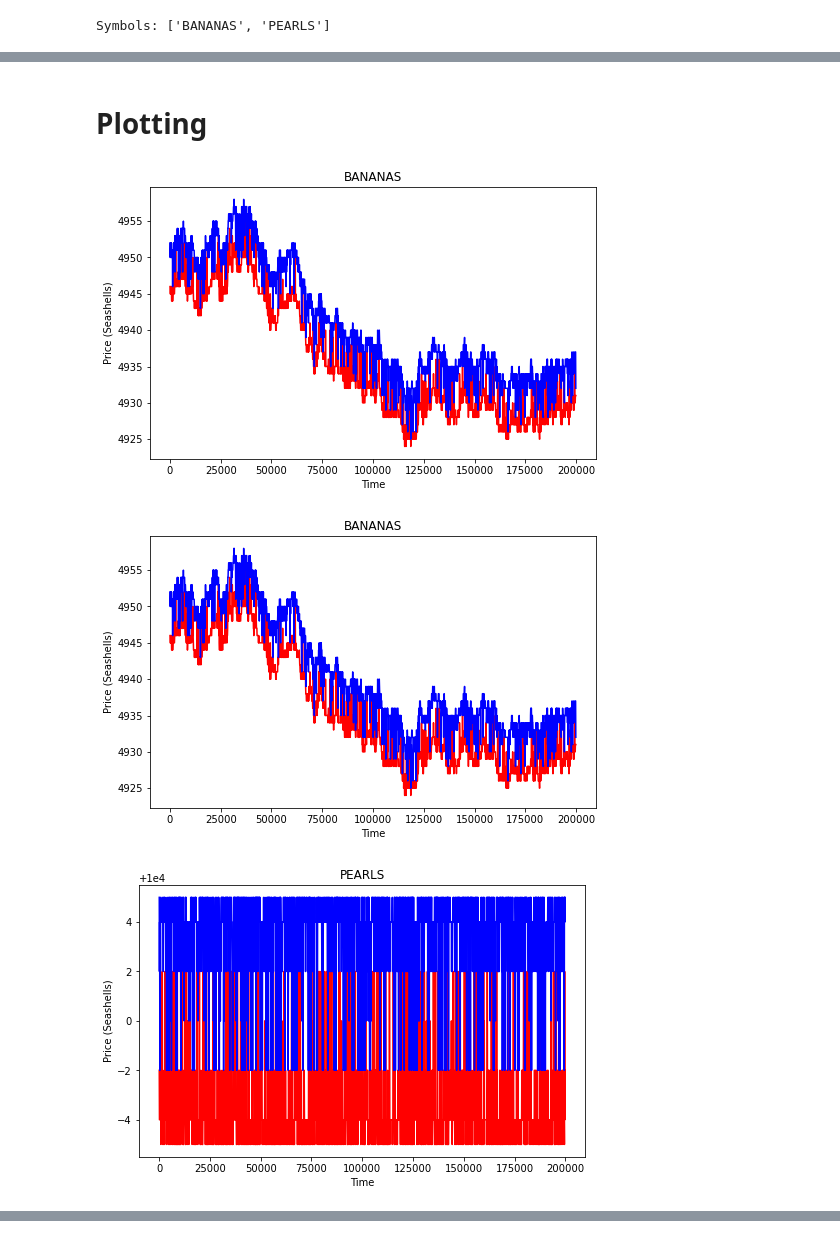
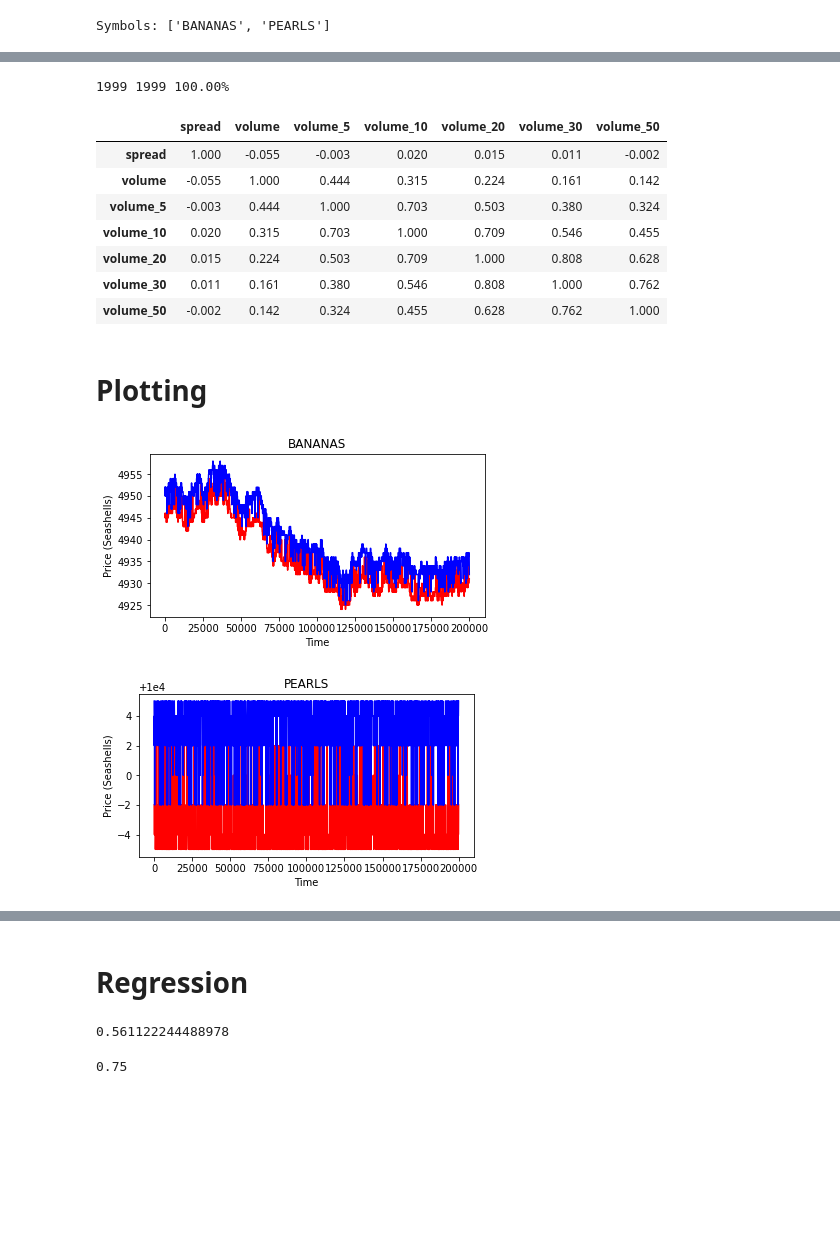
Before and after one commit to XiuLuoShen/imc_prosperity, a Jupyter notebook: ResultsAnalysis.ipynb, the cells around one changed output, grey strips where cells are left out. Drawn from its saved outputs; the diff is of its cells as text; code cells hidden in the pictures; blank space fills up the shorter version.

Commit message:
Feature analysis of quote vs. future time

```diff
--- a/ResultsAnalysis.ipynb
+++ b/ResultsAnalysis.ipynb
@@ -262,11 +294,12 @@ def split_data_by_symbol(df):
 # %% [markdown]
 # Data Loading
 # %%
-log_file = "logs/06956809-905b-43d7-8423-b8fe0f06d66b.log"
-results_file = "results/06956809-905b-43d7-8423-b8fe0f06d66b.csv"
+file_name = "068803d5-0175-4576-8fd8-4d64894c54e2"
+file_name = "baseline"
 
-# log_file = "logs/ef8db0fc-7e2c-4d5a-b924-18b58ef21bcd.log"
-# results_file = "results/ef8db0fc-7e2c-4d5a-b924-18b58ef21bcd.csv"
+log_file = "logs/{}.log".format(file_name)
+results_file = "results/{}.csv".format(file_name)
+
 dfs = load_data_from_log(log_file)
 results = load_market_data(results_file)
 symbols = ['BANANAS', 'PEARLS']
@@ -325,0 +422,5 @@ plot_quote(results[s], s)
+# %%
+sym = symbols[0]
+print(sym)
+quote = dfs['order_depths'][sym].copy()
+md_preprocess(quote)
@@ -326,8 +555,25 @@ plot_quote(results[s], s)
+# %%
+sub_data = quote.copy()
+print("{} {} {:.2f}%".format(len(quote), len(sub_data), 100*len(sub_data)/len(quote)))
+corr = sub_data[['spread', 'volume', 'volume_5', 'volume_10', 'volume_20',
+       'volume_30', 'volume_50']].corr()
+corr.style.background_gradient(cmap='coolwarm').format(precision=3)
+# %% [output]
+1999 1999 100.00%
+|  | spread | volume | volume_5 | volume_10 | volume_20 | volume_30 | volume_50 |
+| spread | 1.000 | -0.055 | -0.003 | 0.020 | 0.015 | 0.011 | -0.002 |
+| volume | -0.055 | 1.000 | 0.444 | 0.315 | 0.224 | 0.161 | 0.142 |
+| volume_5 | -0.003 | 0.444 | 1.000 | 0.703 | 0.503 | 0.380 | 0.324 |
+| volume_10 | 0.020 | 0.315 | 0.703 | 1.000 | 0.709 | 0.546 | 0.455 |
+| volume_20 | 0.015 | 0.224 | 0.503 | 0.709 | 1.000 | 0.808 | 0.628 |
+| volume_30 | 0.011 | 0.161 | 0.380 | 0.546 | 0.808 | 1.000 | 0.762 |
+| volume_50 | -0.002 | 0.142 | 0.324 | 0.455 | 0.628 | 0.762 | 1.000 |
 # %% [markdown]
 # Plotting
 # %%
+fig_size = (6,3)
 def plot_quote(md, sym):
-    f, ax = plt.subplots(figsize=(8,5))
+    f, ax = plt.subplots(figsize=fig_size)
     ax.plot("timestamp", "bid", data=md, color="red")
     ax.plot("timestamp", "ask", data=md, color="blue")
     ax.set_xlabel("Time")
@@ -335,8 +581,17 @@ def plot_quote(md, sym):
     ax.set_title(sym)
     return
 
+def plot_cum_volume(md, sym):
+    f, ax = plt.subplots(figsize=fig_size)
+    data = md['volume'].cumsum()
+    ax.plot(data, linestyle='-.')
+    ax.set_xlabel("Time")
+    ax.set_ylabel("Volume")
+    ax.set_title(sym)
+    return
+
 def plot_spread(md, sym):
-    f, ax = plt.subplots(figsize=(8,5))
+    f, ax = plt.subplots(figsize=fig_size)
     ax.plot("timestamp", "spread", data=md)
     ax.set_xlabel("Time")
     ax.set_ylabel("Spread")
@@ -344,7 +599,7 @@ def plot_spread(md, sym):
     return
 
 def plot_price(md, sym, price_type):
-    f, ax = plt.subplots(figsize=(8,5))
+    f, ax = plt.subplots(figsize=fig_size)
     ax.plot("timestamp", price_type, data=md)
     ax.set_xlabel("Time")
     ax.set_ylabel(price_type.capitalize())
@@ -357,9 +612,7 @@ def plot_ohcl(md, sym):
 # %%
 for s in symbols:
     plot_quote(dfs['quote'][s], s)
-    plot_quote(results[s], s)
     # plot_price(markets[s], s, "mid_px_mavg10")
 # %% [output]
-[figure, old version]
+[figure, new version]
-[figure, old version]
+[figure, new version]
-[figure, removed]
@@ -366,0 +619,2 @@ for s in symbols:
+# %% [markdown]
+# Regression
@@ -366,0 +649,8 @@ for s in symbols:
+# %%
+train_data['correct'].mean()
+# %% [output]
+0.561122244488978
+# %%
+train_data.loc[train_data['predict_prob_50'] > 0.65]['correct'].mean()
+# %% [output]
+0.75
```
Also changed, not shown: parts of 34 cells of this notebook, 2 other files.
